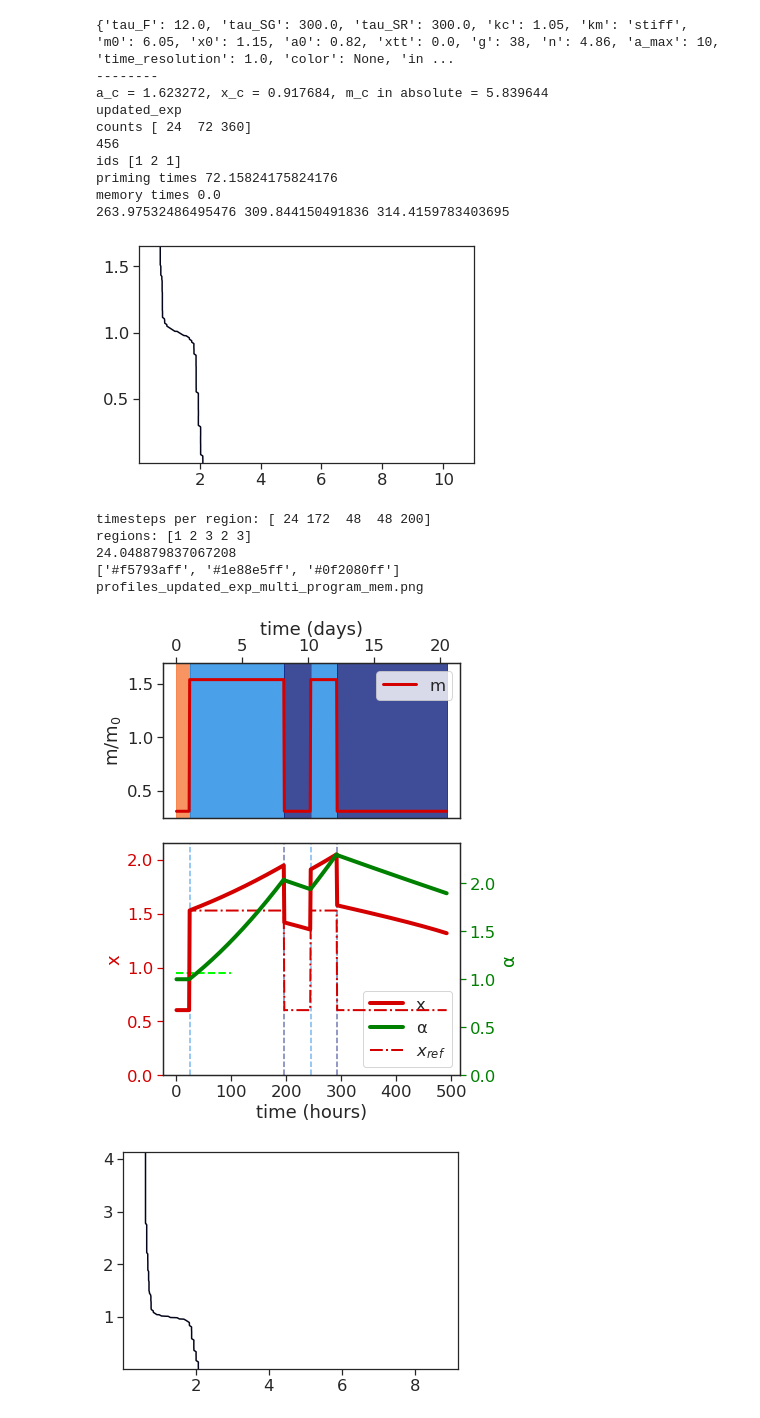
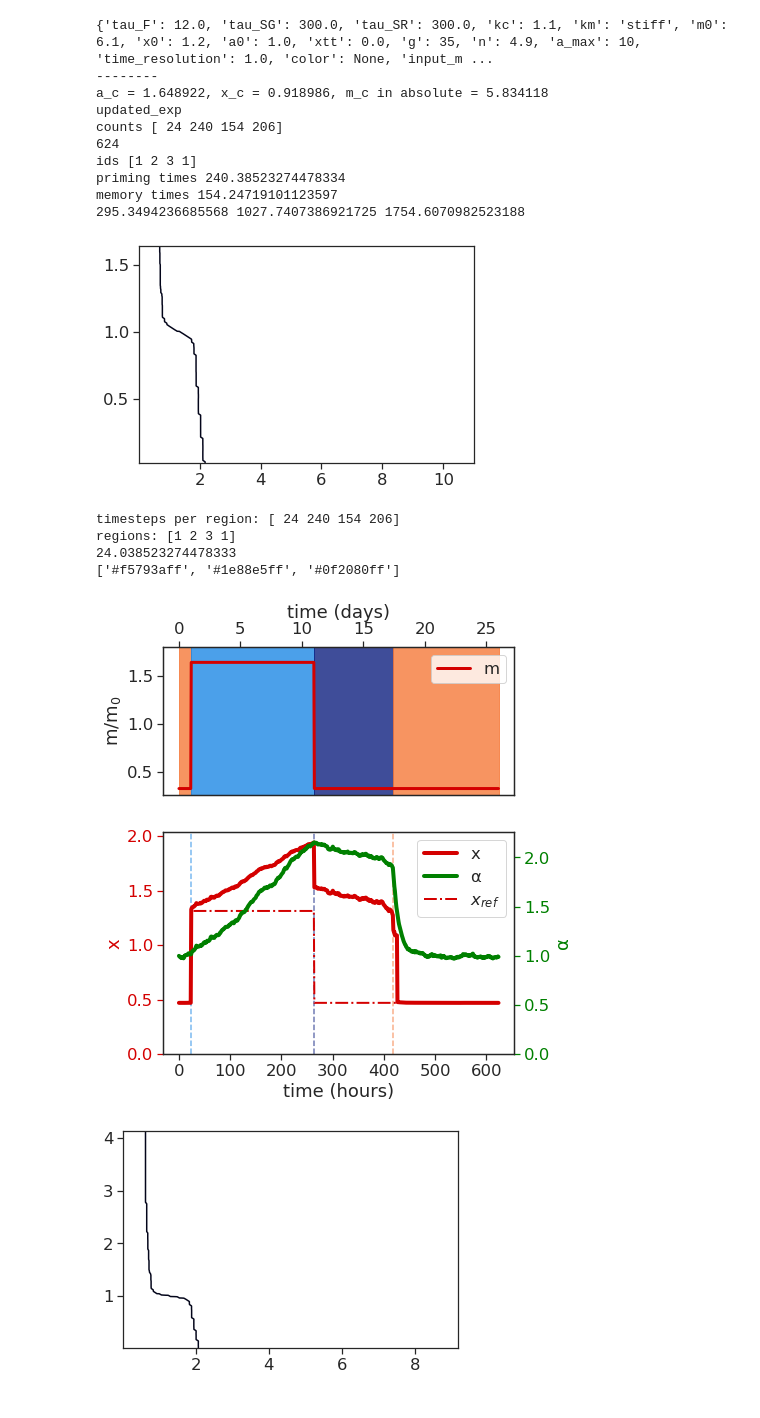
Before and after one commit to chris-price19/cell-mech-memory, a Jupyter notebook: profiles_stiff_genes_v4.ipynb, the cells around one changed output. Saved outputs shown, nothing was run; the diff lists cells and outputs as text; code cells hidden in the pictures.

Commit message:
final figures

```diff
--- a/profiles_stiff_genes_v4.ipynb
+++ b/profiles_stiff_genes_v4.ipynb
@@ -56,13 +56,13 @@ def set_params(file=None):
         params['tau_SG'] = 300. #params['tau'] * 150
         params['tau_SR'] = params['tau_SG']
 
-        params['kc'] = 1.05 # '-stiff' # 0.98 # 'linear' # 0.5 #'soft' 1.
+        params['kc'] = 1.1 # '-stiff' # 0.98 # 'linear' # 0.5 #'soft' 1.
         params['km'] = 'stiff'
-        params['m0'] = 6.05
-        params['x0'] = 1.15;
-        params['a0'] = 0.82; params['xtt'] = 0.
-        params['g'] = 38
-        params['n'] = 4.86
+        params['m0'] = 6.1
+        params['x0'] = 1.2;
+        params['a0'] = 1.; params['xtt'] = 0.
+        params['g'] = 35
+        params['n'] = 4.9
 
         params['a_max'] = 10
 
@@ -78,7 +78,7 @@ def set_params(file=None):
         params['TV0SG'] = params['x0']
 
         params['dynamics'] = 'updated_exp' # 'exp_dynamicTS'
-        params['eps'] = (0., 1., 0.0) # mean, std, magnitude
+        params['eps'] = (0., .7, 0.008) # mean, std, magnitude
 
         params['grid_resolution'] = 150
 
@@ -87,45 +87,45 @@ def set_params(file=None):
 ins = np.array(
     [
         [24, 2.],
-        [72, 10.],
+        [240, 10.],
         [360, 2.],
     ]
         )
 
 # ins = np.array(
 #     [
 #         [24, 2.],
 #         [172, 10.],
 #         [48, 2.],
 #         [48, 10.],
 #         [200, 2.],
 #     ]
 #         )
 
 params = set_params()
 # params = set_params('./figures/figure4_dynamics_profiles/perm_mem_v2.png.json')
 # ins = np.array(params['input_m'][0])
 
 print(params)
 resultsDF, params, priming_times, memory_times, stiffP, stiffA = run_profile(integrate_profile, ins, params, resultsDF)
 
 mech_stats = np.abs(stiffP - stiffA) / params['m0']
 
 params['a_c'] = params['a_c'].tolist()
 print(np.amin(resultsDF['tSG']), np.mean(resultsDF['tSG']), np.amax(resultsDF['tSG']))
 # print(resultsDF['active_region'])
 # %% [output]
-{'tau_F': 12.0, 'tau_SG': 300.0, 'tau_SR': 300.0, 'kc': 1.05, 'km': 'stiff', 'm0': 6.05, 'x0': 1.15, 'a0': 0.82, 'xtt': 0.0, 'g': 38, 'n': 4.86, 'a_max': 10, 'time_resolution': 1.0, 'color': None, 'in ...
+{'tau_F': 12.0, 'tau_SG': 300.0, 'tau_SR': 300.0, 'kc': 1.1, 'km': 'stiff', 'm0': 6.1, 'x0': 1.2, 'a0': 1.0, 'xtt': 0.0, 'g': 35, 'n': 4.9, 'a_max': 10, 'time_resolution': 1.0, 'color': None, 'input_m ...
 --------
-a_c = 1.623272, x_c = 0.917684, m_c in absolute = 5.839644
+a_c = 1.648922, x_c = 0.918986, m_c in absolute = 5.834118
 updated_exp
-counts [ 24  72 360]
-456
-ids [1 2 1]
-priming times 72.15824175824176
-memory times 0.0
-263.97532486495476 309.844150491836 314.4159783403695
+counts [ 24 240 154 206]
+624
+ids [1 2 3 1]
+priming times 240.38523274478334
+memory times 154.24719101123597
+295.3494236685568 1027.7407386921725 1754.6070982523188
-[figure, old version]
+[figure, new version]
 # %%
 fig, ax = plt.subplots(2, 1, figsize=(6.3,7.5), gridspec_kw={'height_ratios': [1., 1.5]})
 # fig.suptitle('Energy Dependent \u03b1')
@@ -172,12 +172,11 @@ if saveall:
     with open(direc+fname1 + '.json', 'w') as f:
         f.write(json.dumps(base_params))
 # %% [output]
-timesteps per region: [ 24 172  48  48 200]
-regions: [1 2 3 2 3]
-24.048879837067208
+timesteps per region: [ 24 240 154 206]
+regions: [1 2 3 1]
+24.038523274478333
 ['#f5793aff', '#1e88e5ff', '#0f2080ff']
-profiles_updated_exp_multi_program_mem.png
-[figure, old version]
+[figure, new version]
 # %%
 # params = {}
 # params = set_params()
```
Also changed, not shown: 1 other file.
